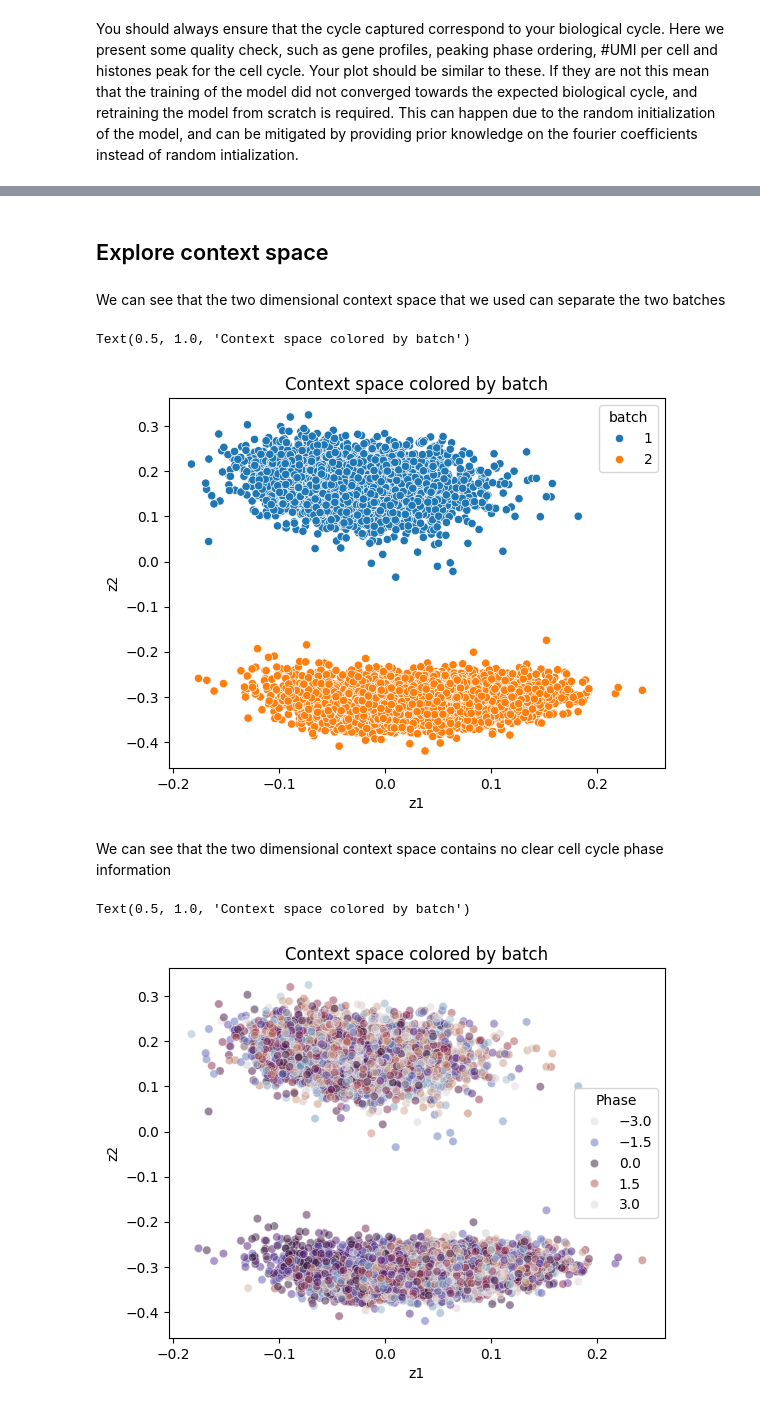
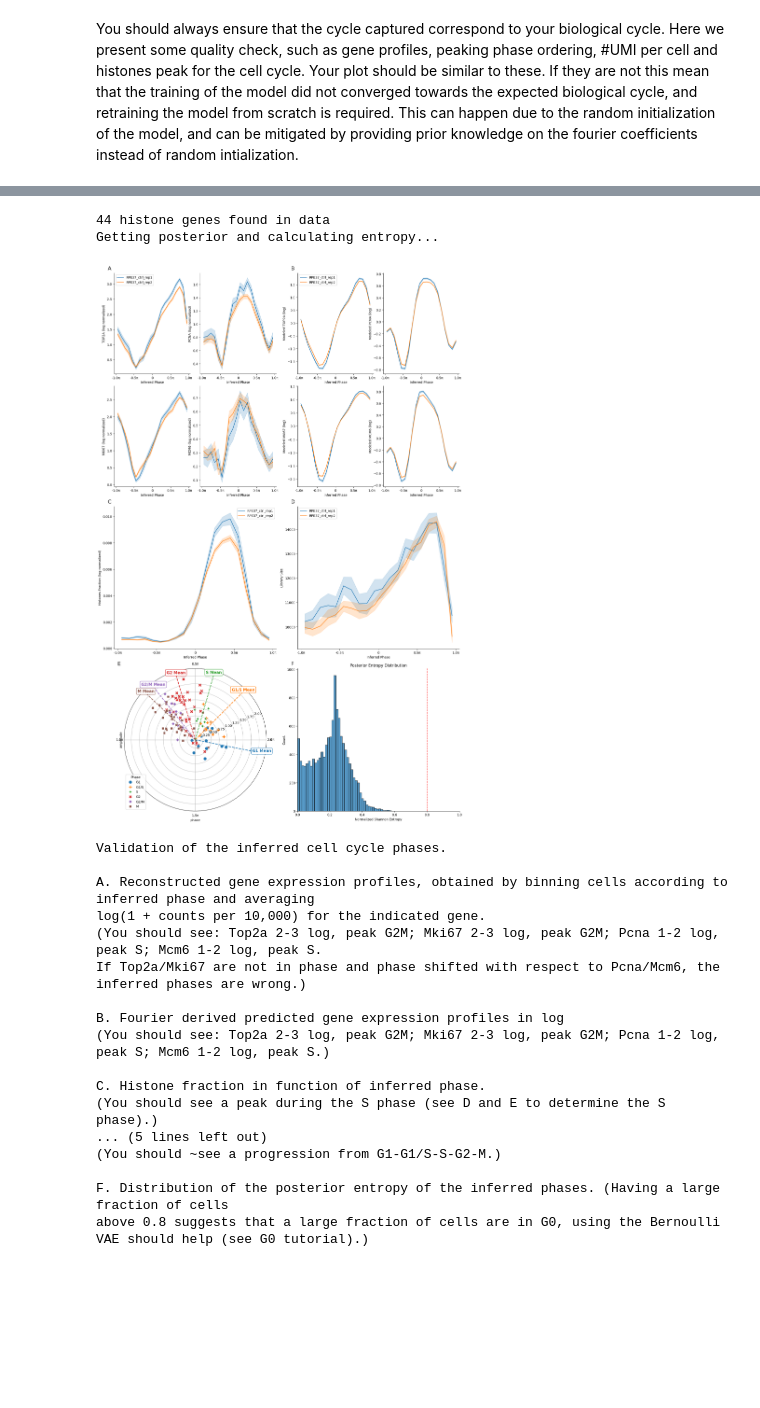
Before and after one commit to gityves/CoPhaser, a Jupyter notebook: tutorials/1_general_tutorial.ipynb, the cells around one changed output, grey strips where cells are left out. Cells and saved outputs as stored; diff of their text form; code cells hidden in the pictures; blank space fills up the shorter version.

```diff
--- a/tutorials/1_general_tutorial.ipynb
+++ b/tutorials/1_general_tutorial.ipynb
@@ -230,29 +168,25 @@ plotting.plot_smoothed_profiles(
-# %% [markdown]
-## Explore context space
-# %% [markdown]
-We can see that the two dimensional context space that we used can separate the two batches
-# %%
-context = space_outputs["z"].detach().numpy()
-sns.scatterplot(x=context[:, 0], y=context[:, 1], hue=adata.obs["batch"].str[-1:])
-plt.xlabel("z1")
-plt.ylabel("z2")
-plt.title("Context space colored by batch")
-# %% [output]
-Text(0.5, 1.0, 'Context space colored by batch')
-[figure, removed]
-# %% [markdown]
-We can see that the two dimensional context space contains no clear cell cycle phase information
-# %%
-sns.scatterplot(
-    x=context[:, 0],
-    y=context[:, 1],
-    hue=pd.Series(thetas, name="Phase"),
-    alpha=0.5,
-    palette="twilight",
-)
-plt.xlabel("z1")
-plt.ylabel("z2")
-plt.title("Context space colored by batch")
-# %% [output]
-Text(0.5, 1.0, 'Context space colored by batch')
-[figure, removed]
+# %%
+plotting.plot_cell_cycle_validations(
+    model, space_outputs, generative_outputs, adata, hue_key="batch"
+)
+# %% [output]
+44 histone genes found in data
+Getting posterior and calculating entropy...
+[figure, added]
+Validation of the inferred cell cycle phases.
+
+A. Reconstructed gene expression profiles, obtained by binning cells according to inferred phase and averaging
+log(1 + counts per 10,000) for the indicated gene.
+(You should see: Top2a 2-3 log, peak G2M; Mki67 2-3 log, peak G2M; Pcna 1-2 log, peak S; Mcm6 1-2 log, peak S.
+If Top2a/Mki67 are not in phase and phase shifted with respect to Pcna/Mcm6, the inferred phases are wrong.)
+
+B. Fourier derived predicted gene expression profiles in log
+(You should see: Top2a 2-3 log, peak G2M; Mki67 2-3 log, peak G2M; Pcna 1-2 log, peak S; Mcm6 1-2 log, peak S.)
+
+C. Histone fraction in function of inferred phase.
+(You should see a peak during the S phase (see D and E to determine the S phase).)
+... (5 lines left out)
+(You should ~see a progression from G1-G1/S-S-G2-M.)
+
+F. Distribution of the posterior entropy of the inferred phases. (Having a large fraction of cells
+above 0.8 suggests that a large fraction of cells are in G0, using the Bernoulli  VAE should help (see G0 tutorial).)
```
Also changed, not shown: parts of 12 cells of this notebook, 1 other file.
